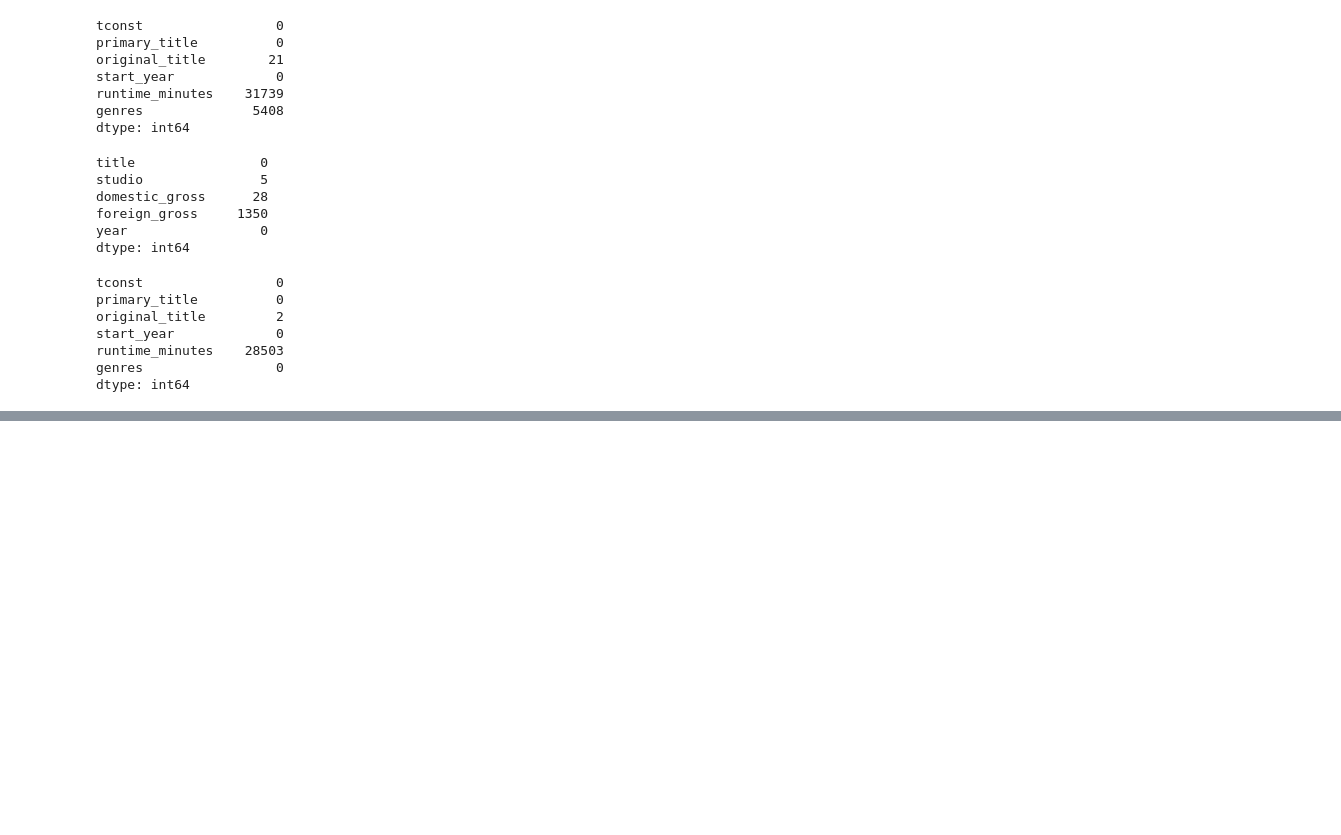
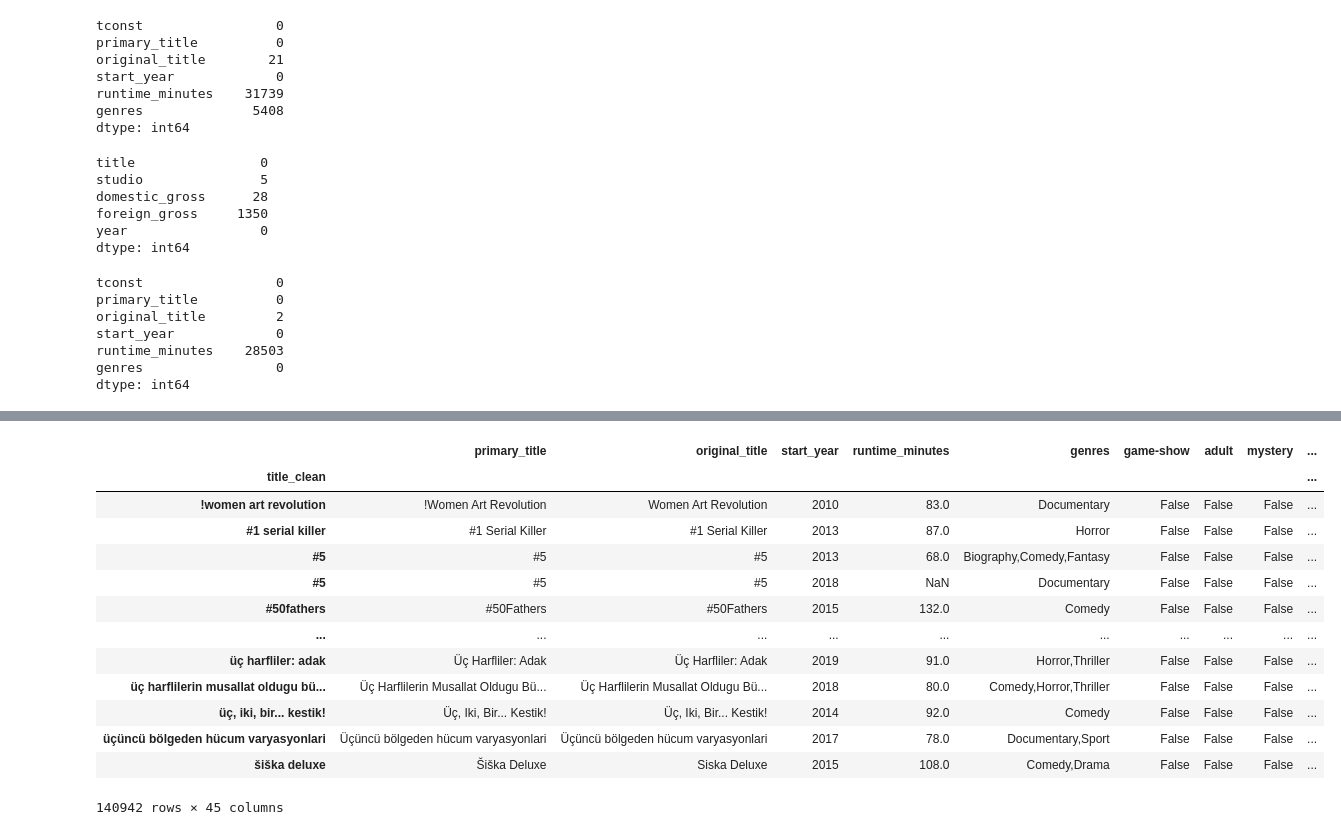
Before and after one commit to kaiuechi/flatiron-movie-analysis, a Jupyter notebook: EDA.ipynb, the cells around one changed output, grey strips where cells are left out. Drawn from its saved outputs; the diff is of its cells as text; code cells hidden in the pictures; blank space fills up the shorter version.

```diff
--- a/EDA.ipynb
+++ b/EDA.ipynb
@@ -236,0 +414,33 @@ imdb_basic
+# %%
+
+
+#create a clean title column to join on
+df.loc[:, 'title_clean'] = (df['primary_title'].str.strip().str.lower())
+bom_gross.loc[:, 'title_clean'] = (bom_gross['title'].str.strip().str.lower())
+tn_budget.loc[:, 'title_clean'] = (tn_budget['movie'].str.strip().str.lower())
+
+df.set_index('title_clean', inplace=True)
+bom_gross.set_index('title_clean', inplace=True)
+tn_budget.set_index('title_clean', inplace=True)
+# %%
+#joining bom_gross and tn_budget on movie title
+
+
+df = df.join(bom_gross, how='left', rsuffix='_bom')
+df = df.join(tn_budget, how='left', rsuffix='_tn')
+df
+# %% [output]
+|  | primary_title | original_title | start_year | runtime_minutes | genres | game-show | adult | mystery | ... |
+| title_clean |  |  |  |  |  |  |  |  | ... |
+| !women art revolution | !Women Art Revolution | Women Art Revolution | 2010 | 83.0 | Documentary | False | False | False | ... |
+| #1 serial killer | #1 Serial Killer | #1 Serial Killer | 2013 | 87.0 | Horror | False | False | False | ... |
+| #5 | #5 | #5 | 2013 | 68.0 | Biography,Comedy,Fantasy | False | False | False | ... |
+| #5 | #5 | #5 | 2018 | NaN | Documentary | False | False | False | ... |
+| #50fathers | #50Fathers | #50Fathers | 2015 | 132.0 | Comedy | False | False | False | ... |
+| ... | ... | ... | ... | ... | ... | ... | ... | ... | ... |
+| üç harfliler: adak | Üç Harfliler: Adak | Üç Harfliler: Adak | 2019 | 91.0 | Horror,Thriller | False | False | False | ... |
+| üç harflilerin musallat oldugu bü... | Üç Harflilerin Musallat Oldugu Bü... | Üç Harflilerin Musallat Oldugu Bü... | 2018 | 80.0 | Comedy,Horror,Thriller | False | False | False | ... |
+| üç, iki, bir... kestik! | Üç, Iki, Bir... Kestik! | Üç, Iki, Bir... Kestik! | 2014 | 92.0 | Comedy | False | False | False | ... |
+| üçüncü bölgeden hücum varyasyonlari | Üçüncü bölgeden hücum varyasyonlari | Üçüncü bölgeden hücum varyasyonlari | 2017 | 78.0 | Documentary,Sport | False | False | False | ... |
+| šiška deluxe | Šiška Deluxe | Siska Deluxe | 2015 | 108.0 | Comedy,Drama | False | False | False | ... |
+140942 rows × 45 columns
```
Also changed, not shown: parts of 39 cells of this notebook, 1 other file.
